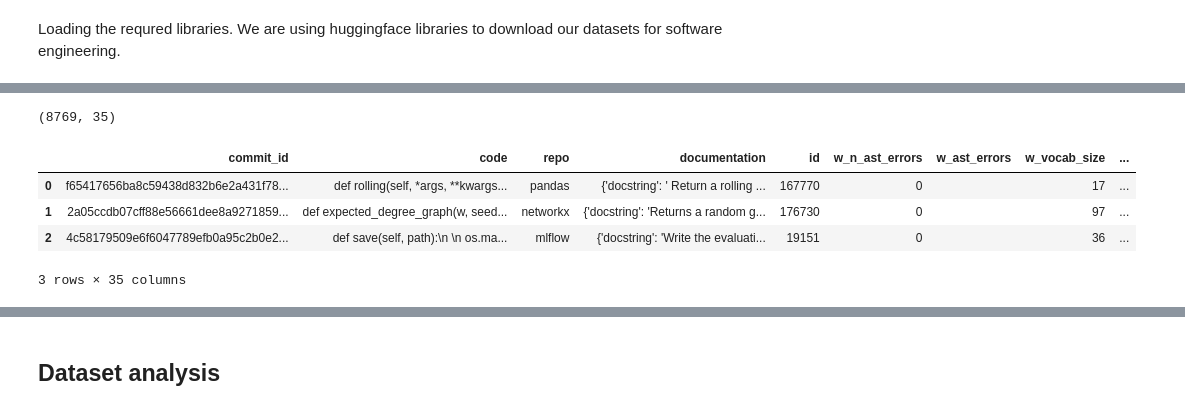
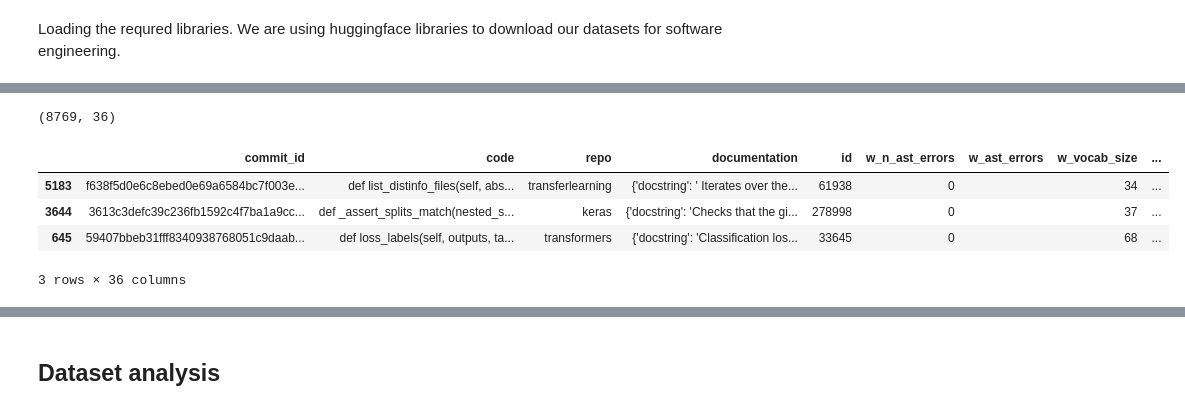
Before and after one commit to LeyliG/galeras-benchmark, a Jupyter notebook: docs/source/02_case_study_prompt_eng_propensity.ipynb, the cells around one changed output, grey strips where cells are left out. Cells and saved outputs as stored; diff of their text form; code cells hidden in the pictures.

```diff
--- a/docs/source/02_case_study_prompt_eng_propensity.ipynb
+++ b/docs/source/02_case_study_prompt_eng_propensity.ipynb
@@ -41,22 +50,31 @@ Load the data
 # %%
 dataset = "semeru/causal-se"
 data_files="treatments.parquet"
 
 dataset = load_dataset(dataset, cache_dir="../../datax",
                        revision="main",
                        data_files=data_files
                        )
 
 dataset.set_format(type='pandas')
 
 # We are using training set configure from Huggingface
 treatments_df = dataset['train'][:]
+
+# Normalizing the Levenshtein column
+column_to_normalize = 'y_po_lev'
+
+min_value = treatments_df[column_to_normalize].values.min()
+max_value = treatments_df[column_to_normalize].values.max()
+
+treatments_df['y_po_lev_norm'] = (treatments_df[column_to_normalize] - min_value) / (max_value - min_value)
+
 print(treatments_df.shape)
-treatments_df.head(3)
+treatments_df.sample(3)
 # %% [output]
-(8769, 35)
+(8769, 36)
 |  | commit_id | code | repo | documentation | id | w_n_ast_errors | w_ast_errors | w_vocab_size | ... |
-| 0 | f65417656ba8c59438d832b6e2a431f78... | def rolling(self, *args, **kwargs... | pandas | {'docstring': ' Return a rolling ... | 167770 | 0 |  | 17 | ... |
-| 1 | 2a05ccdb07cff88e56661dee8a9271859... | def expected_degree_graph(w, seed... | networkx | {'docstring': 'Returns a random g... | 176730 | 0 |  | 97 | ... |
-| 2 | 4c58179509e6f6047789efb0a95c2b0e2... | def save(self, path):\n \n os.ma... | mlflow | {'docstring': 'Write the evaluati... | 19151 | 0 |  | 36 | ... |
+| 5183 | f638f5d0e6c8ebed0e69a6584bc7f003e... | def list_distinfo_files(self, abs... | transferlearning | {'docstring': ' Iterates over the... | 61938 | 0 |  | 34 | ... |
+| 3644 | 3613c3defc39c236fb1592c4f7ba1a9cc... | def _assert_splits_match(nested_s... | keras | {'docstring': 'Checks that the gi... | 278998 | 0 |  | 37 | ... |
+| 645 | 59407bbeb31fff8340938768051c9daab... | def loss_labels(self, outputs, ta... | transformers | {'docstring': 'Classification los... | 33645 | 0 |  | 68 | ... |
-3 rows × 35 columns
+3 rows × 36 columns
```
Also changed, not shown: parts of 30 cells of this notebook.
